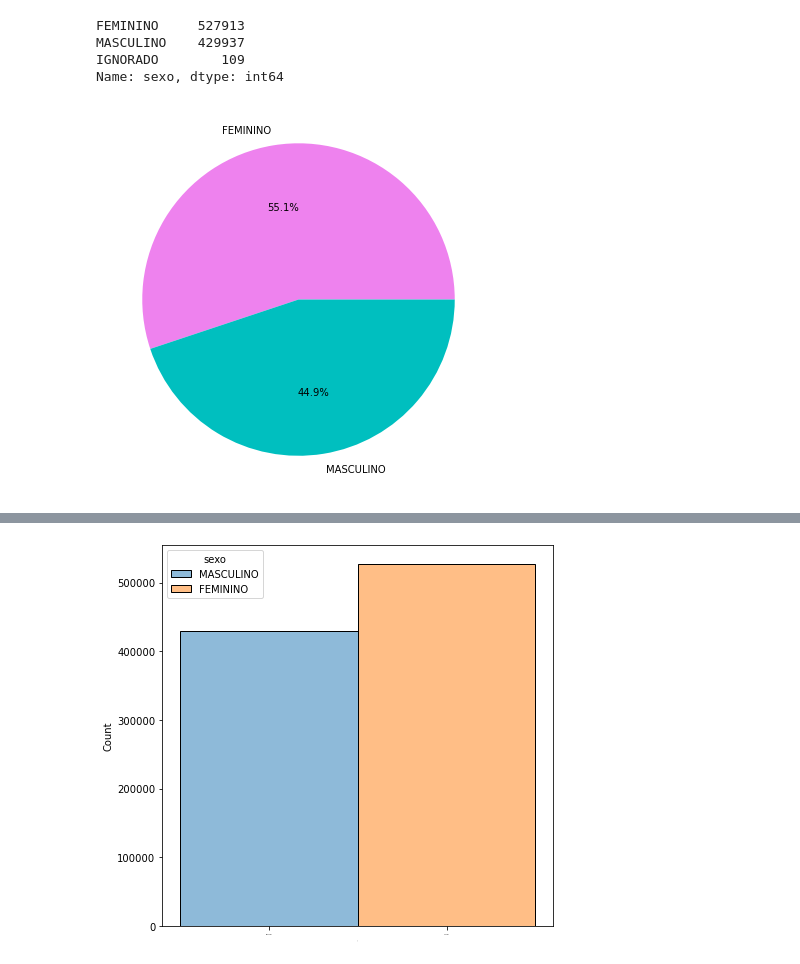
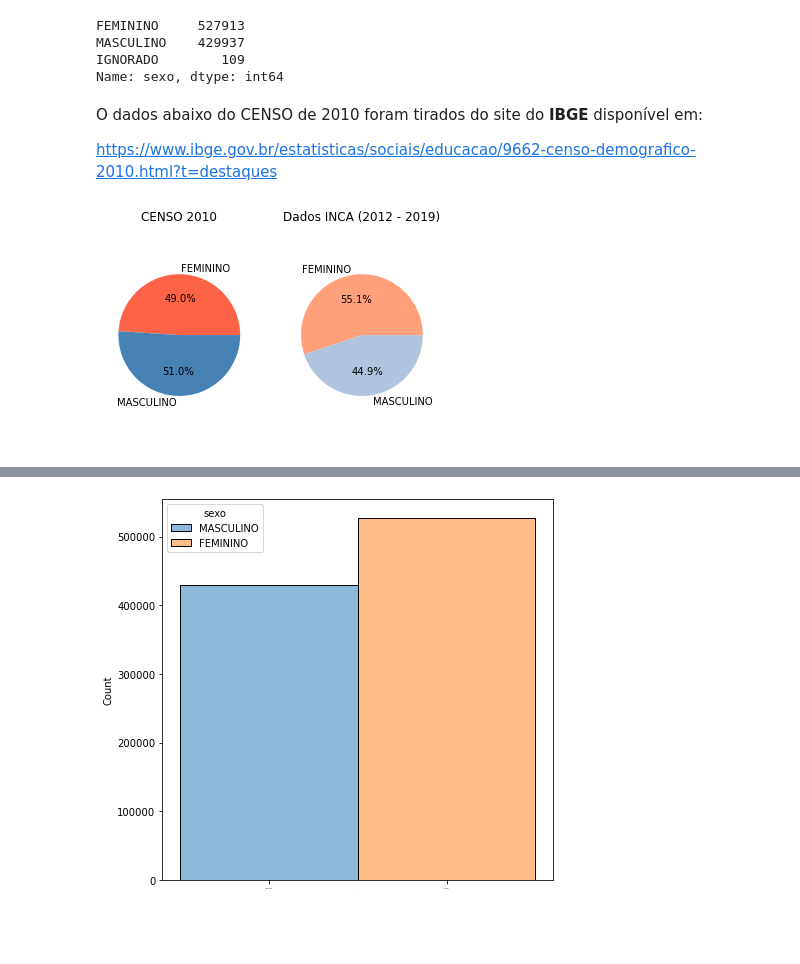
Before and after one commit to AnaPaulaPAraujo/analise_dados_cancer_brasil, a Jupyter notebook: analise_geral.ipynb, the cells around one changed output, grey strips where cells are left out. Drawn from its saved outputs; the diff is of its cells as text; code cells hidden in the pictures; blank space fills up the shorter version.

```diff
--- a/analise_geral.ipynb
+++ b/analise_geral.ipynb
@@ -120,19 +155,37 @@ sexos_masc_fem = dados2.drop(sexos)
 sexos_masc_fem_df = pd.DataFrame(sexos_masc_fem)
 # %%
 gf_pizza_sexos = sexos_masc_fem_df['sexo'].value_counts()
-# %%
-plt.figure(figsize=(7,7))
-
-plt.axis('equal')
-plt.pie(gf_pizza_sexos,
-        labels= ['FEMININO','MASCULINO'],
-        autopct='%1.1f%%',
-        colors= ["violet","c"]
-)
-
-plt.show()
-# %% [output]
-[figure, removed]
+# %% [markdown]
+O dados abaixo do CENSO de 2010 foram tirados do site do **IBGE** disponível em:
+
+<https://www.ibge.gov.br/estatisticas/sociais/educacao/9662-censo-demografico-2010.html?t=destaques>
+# %%
+censo_2010 = [93406990, 97348809]
+# %%
+fig, (ax1,ax2) = plt.subplots(1,2)
+
+ax1.set_title('CENSO 2010')
+ax1.axis('equal')
+ax1.pie(
+        censo_2010,
+        labels= ['FEMININO','MASCULINO'],
+        autopct='%1.1f%%',
+        colors= ["tomato","steelblue"]
+)
+
+ax2.set_title('Dados INCA (2012 - 2019)')
+ax2.axis('equal')
+ax2.pie(
+        gf_pizza_sexos,
+        labels= ['FEMININO','MASCULINO'],
+        autopct='%1.1f%%',
+        colors= ["lightsalmon","lightsteelblue"]
+)
+
+
+plt.show()
+# %% [output]
+[figure, added]
 # %%
 sexos_masc_fem_df.head()
 # %% [output]
```
Also changed, not shown: parts of 10 cells of this notebook.
